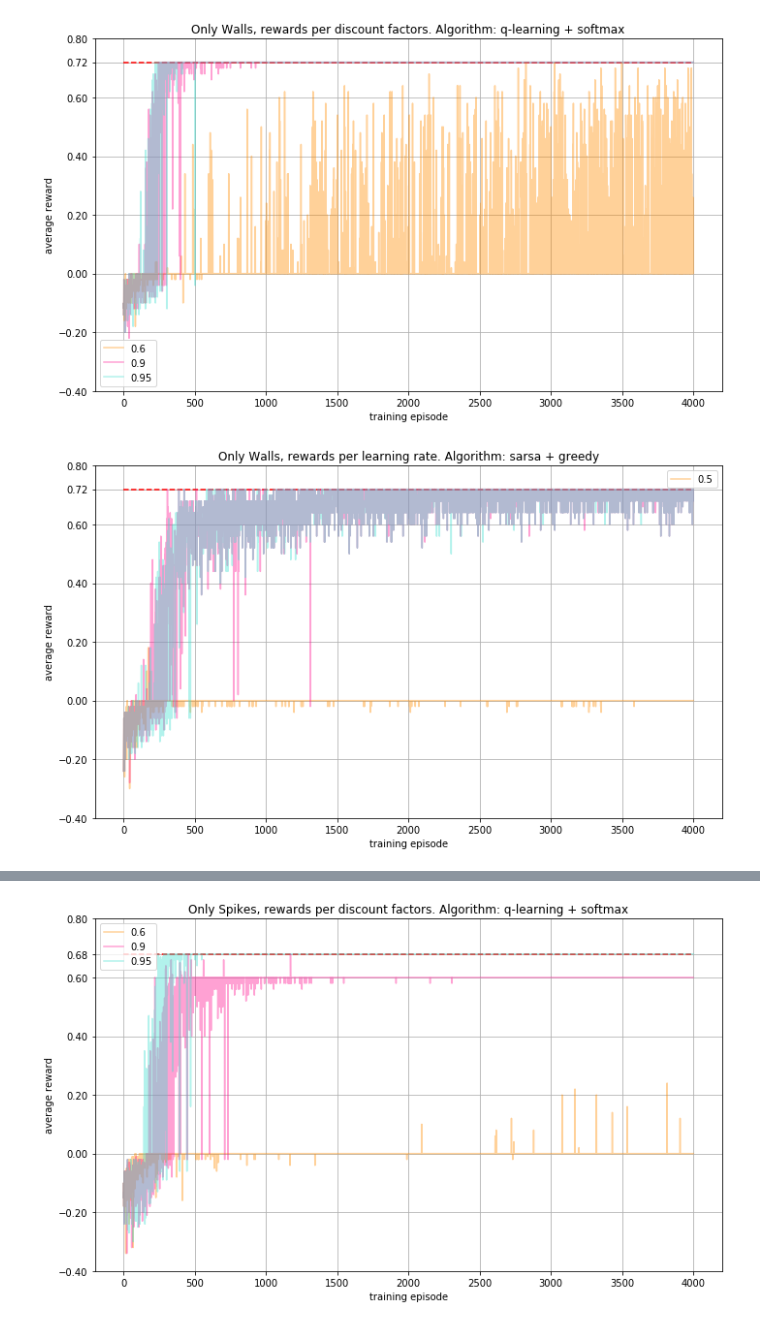
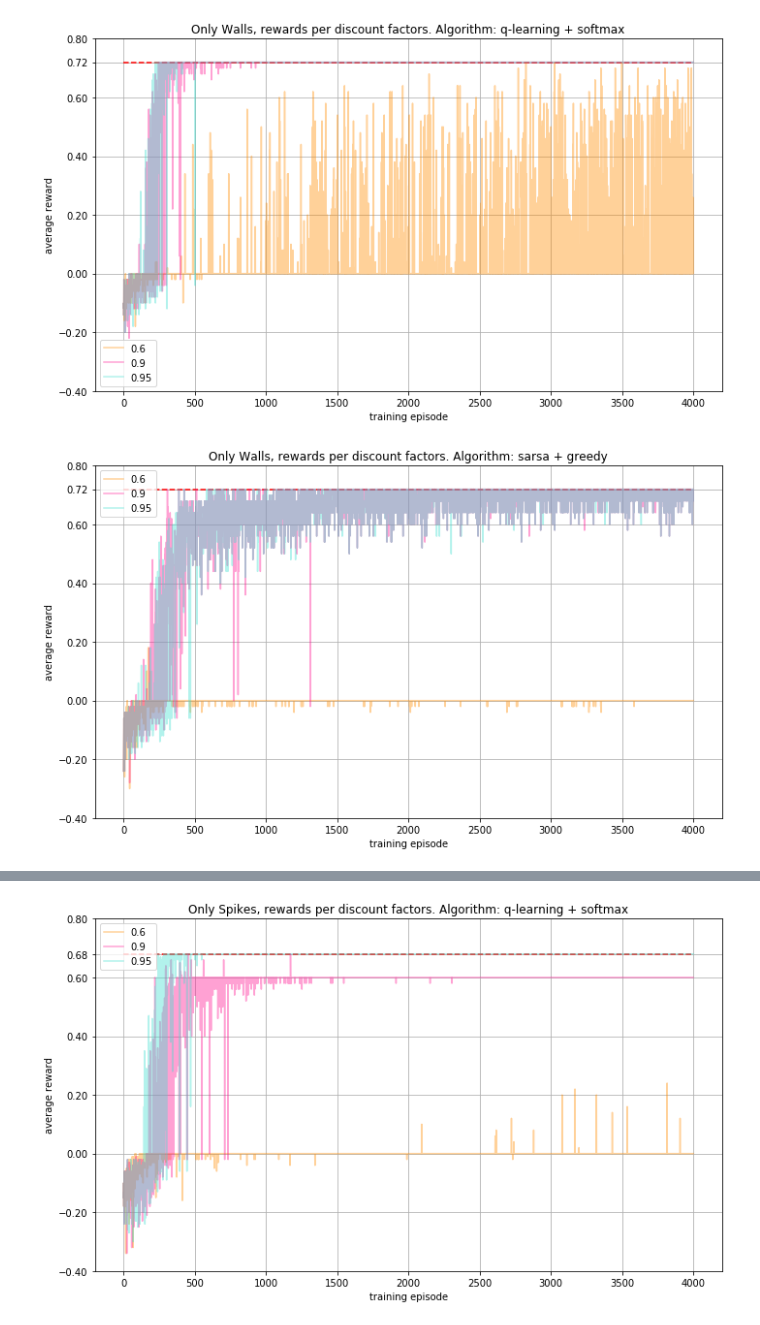
Before and after one commit to liacov/homework5_nndl, a Jupyter notebook: visualization-rewards.ipynb, the cells around one changed output, grey strips where cells are left out. Drawn from its saved outputs; the diff is of its cells as text; code cells hidden in the pictures.

Commit message:
last images and report

```diff
--- a/visualization-rewards.ipynb
+++ b/visualization-rewards.ipynb
@@ -35,11 +35,11 @@ def plot_rewards(lrs, elements, algorithm, policy, discount, legend_lrs=True, le
 # %%
 plot_rewards([0.1, 0.3, 0.5], 'walls', 'q-learning', 'greedy', [0.9], legend_d=False)
 plot_rewards([0.5], 'walls', 'q-learning', 'greedy', [0.6, 0.9, 0.95], legend_lrs=False)
 plot_rewards([0.5], 'walls', 'q-learning', 'softmax', [0.6, 0.9, 0.95], legend_lrs=False)
-plot_rewards([0.5], 'walls', 'sarsa', 'greedy', [0.6, 0.9, 0.95], legend_d=False)
-plot_rewards([0.5], 'walls', 'sarsa', 'softmax', [0.6, 0.9, 0.95], legend_d=False)
+plot_rewards([0.5], 'walls', 'sarsa', 'greedy', [0.6, 0.9, 0.95], legend_lrs=False)
+plot_rewards([0.5], 'walls', 'sarsa', 'softmax', [0.6, 0.9, 0.95], legend_lrs=False)
 # %% [output]
 [figure]
 [figure]
 [figure]
-[figure, old version]
+[figure, new version]
```
Also changed, not shown: parts of 1 cell of this notebook, 3 other files.
